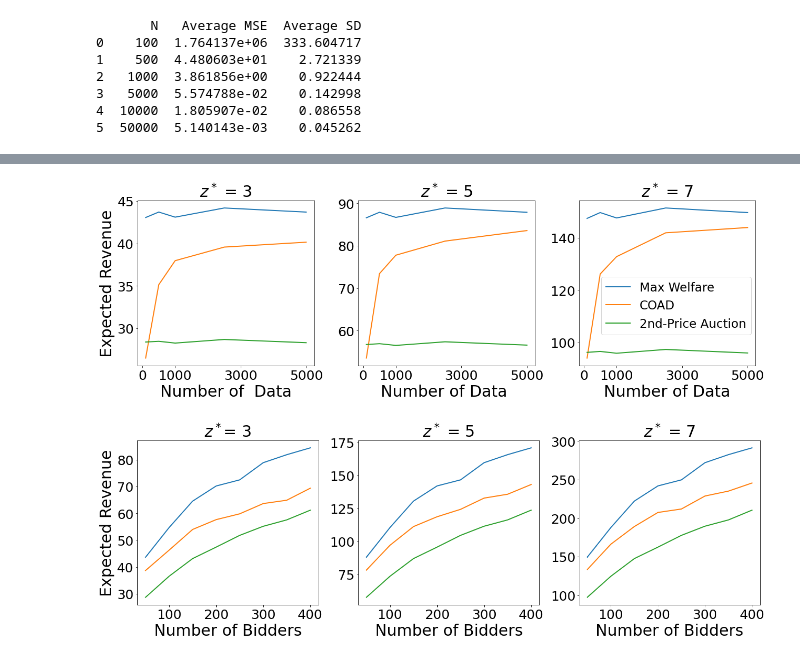
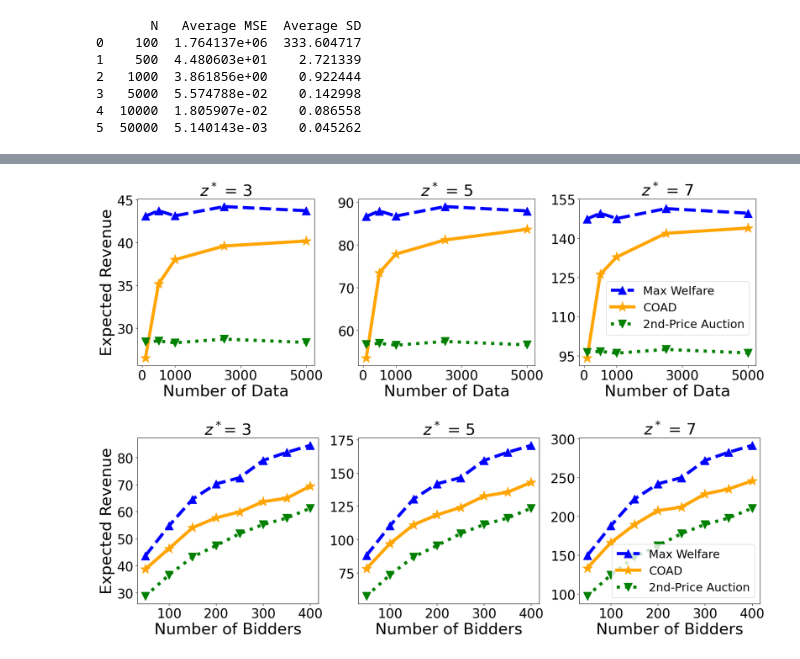
Before and after one commit to JialeHan22/Conformal-Online-Auction-Design, a Jupyter notebook: Simulation Studies/simulation_low.ipynb, the cells around one changed output, grey strips where cells are left out. Cells and saved outputs as stored; diff of their text form; code cells hidden in the pictures.

```diff
--- a/Simulation Studies/simulation_low.ipynb
+++ b/Simulation Studies/simulation_low.ipynb
@@ -166,8 +166,8 @@ def generate_and_plot(z_0, ax, add_legend=False):
     half_N = int(N/2)
     D_cali = pd.DataFrame({'x': x[:half_N], 'y': y[:half_N], 'z': z[:half_N]})
     D_train = pd.DataFrame({'x': x[half_N:], 'y': y[half_N:], 'z': z[half_N:]})
-    # fit a sixth order polynomial
-    poly = PolynomialFeatures(6)
+    # fit a eighth order polynomial
+    poly = PolynomialFeatures(8)
     X_poly = poly.fit_transform(D_train[['x', 'z']])
     reg = LinearRegression().fit(X_poly, D_train['y'])
     score_fn = lambda feature,  y : abs(y - reg.predict(poly.transform(pd.DataFrame({'x': feature[:,0], 'z': feature[:,1]}))))
@@ -202,10 +202,10 @@ def generate_and_plot(z_0, ax, add_legend=False):
 
     # Plotting using the filtered data
     ax.plot(data_filtered['x'], data_filtered['y'], '.', alpha=0.2)
-    sns.lineplot(x='x', y='true', data=data_filtered, color='k', lw=2, ax=ax)
-    sns.lineplot(x='x', y='predicted', data=data_filtered, color='red', lw=1, ax=ax)
-    sns.lineplot(x='x', y='lower_ci', data=data_filtered, color='blue', lw=2, ax=ax)
-    sns.lineplot(x='x', y='upper_ci', data=data_filtered, color='blue', lw=2, ax=ax)
+    sns.lineplot(x='x', y='true', data=data_filtered, color='k', lw=4, ax=ax)
+    sns.lineplot(x='x', y='predicted', data=data_filtered, color='red',linestyle='--', lw=3, ax=ax)
+    sns.lineplot(x='x', y='lower_ci', data=data_filtered, color='blue',linestyle=':', lw=3, ax=ax)
+    sns.lineplot(x='x', y='upper_ci', data=data_filtered, color='blue',linestyle=':', lw=3, ax=ax)
     ax.fill_between(data_filtered['x'], data_filtered['lower_ci'], data_filtered['upper_ci'], color='lightblue', alpha=0.4)
 
 
@@ -427,10 +427,10 @@ for z_0 in z_values:
 fig, axs = plt.subplots(1, 3, figsize=(18, 6))
 
 i = 0; z_0 = 3
-axs[i].plot(N_values, results[z_0]["max_welfare"], label="Max Welfare", linewidth=2)
-axs[i].plot(N_values, results[z_0]["payment"], label="Payment", linewidth=2)
-axs[i].plot(N_values, results[z_0]["sb_value"], label="2nd highest Price", linewidth=2)
-axs[i].set_xlabel("Number of  Data", fontsize =30)
+axs[i].plot(N_values, results[z_0]["max_welfare"], label="Max Welfare",  color='blue', linestyle='--', marker='^', linewidth=6,markersize=16)
+axs[i].plot(N_values, results[z_0]["payment"], label="COAD", color='orange', linestyle='-', marker='*', linewidth=6,markersize=20)
+axs[i].plot(N_values, results[z_0]["sb_value"], label="2nd-Price Auction",  color='green', linestyle=':', marker='v', linewidth=6,markersize=16)
+axs[i].set_xlabel("Number of Data", fontsize =30)
 axs[i].set_ylabel("Expected Revenue",fontsize=30)
 axs[i].set_title(f"$z^*$ = {z_0}", fontsize =30)
 axs[i].tick_params(axis='y', labelsize=25)
@@ -439,36 +439,35 @@ axs[i].locator_params(axis='y', nbins=6)
 axs[i].set_xticks([0,1000,3000,5000])
 
 i = 1; z_0 = 5
-axs[i].plot(N_values, results[z_0]["max_welfare"], label="Max Welfare", linewidth=2)
-axs[i].plot(N_values, results[z_0]["payment"], label="Payment", linewidth=2)
-axs[i].plot(N_values, results[z_0]["sb_value"], label="2nd highest Price", linewidth=2)
-axs[i].set_xlabel("Number of Data ", fontsize =30)
+axs[i].plot(N_values, results[z_0]["max_welfare"], label="Max Welfare",  color='blue', linestyle='--', marker='^', linewidth=6,markersize=16)
+axs[i].plot(N_values, results[z_0]["payment"], label="COAD", color='orange', linestyle='-', marker='*', linewidth=6,markersize=20)
+axs[i].plot(N_values, results[z_0]["sb_value"], label="2nd-Price Auction",  color='green', linestyle=':', marker='v', linewidth=6,markersize=16)
+axs[i].set_xlabel("Number of Data", fontsize =30)
 axs[i].set_title(f"$z^*$ = {z_0}", fontsize =30)
 axs[i].tick_params(axis='y', labelsize=25)
 axs[i].tick_params(axis='x', labelsize=25)
 axs[i].locator_params(axis='y', nbins=6)
 axs[i].set_xticks([0,1000,3000,5000])
+#axs[i].set_yticks([50,60,70,80,90])
 
 
 i = 2; z_0 = 7
-axs[i].plot(N_values, results[z_0]["max_welfare"], label="Max Welfare", linewidth=2)
-axs[i].plot(N_values, results[z_0]["payment"], label="COAD", linewidth=2)
-axs[i].plot(N_values, results[z_0]["sb_value"], label="2nd-Price Auction", linewidth=2)
+axs[i].plot(N_values, results[z_0]["max_welfare"], label="Max Welfare",  color='blue', linestyle='--', marker='^', linewidth=6,markersize=16)
+axs[i].plot(N_values, results[z_0]["payment"], label="COAD", color='orange', linestyle='-', marker='*', linewidth=6,markersize=20)
+axs[i].plot(N_values, results[z_0]["sb_value"], label="2nd-Price Auction",  color='green', linestyle=':', marker='v', linewidth=6,markersize=16)
+axs[i].set_title(f"$z^*$ = {z_0}", fontsize =30)
 axs[i].set_xlabel("Number of Data", fontsize =30)
-axs[i].set_title(f"$z^*$ = {z_0}", fontsize =30)
 axs[i].set_xticks([0,1000,3000,5000])
-
-axs[i].legend(fontsize=23,bbox_to_anchor=(0.09, 0.15))
+axs[i].legend(fontsize=22,bbox_to_anchor=(0.12, 0.15))
 axs[i].tick_params(axis='y', labelsize=25)
 axs[i].tick_params(axis='x', labelsize=25)
-axs[i].locator_params(axis='y', nbins=6)
-
+axs[i].set_yticks([95,110,125,140,155])
 
 
 plt.tight_layout()
 plt.show()
 # %% [output]
-[figure, old version]
+[figure, new version]
 # %%
 # Setting the initial seed
 np.random.seed(1)
@@ -479,7 +478,7 @@ N = 1000
 num_runs = 1000
 z_0_values = [3, 5, 7]  # Different z values for each plot
 # Initialize results dictionary for each z value
-results_m = {z: {"payment": [], "y_value": [], "max_welfare": []} for z in z_values}
+results_m = {z: {"payment": [], "y_value": [], "max_welfare": []} for z in z_0_values}
 
 for i, z_0 in enumerate(z_0_values):
     np.random.seed(0)
@@ -497,35 +496,36 @@ for i, z_0 in enumerate(z_0_values):
 # %%
 
 fig, axs = plt.subplots(1, 3, figsize=(18, 6))
 
 i = 0; z_0 = 3
-axs[i].plot(m_values, results_m[z_0]["max_welfare"], label="Max Welfare", linewidth=2)
-axs[i].plot(m_values, results_m[z_0]["payment"], label="Payment", linewidth=2)
-axs[i].plot(m_values, results_m[z_0]["y_value"], label="2nd Best Price", linewidth=2)
+axs[i].plot(m_values, results_m[z_0]["max_welfare"], label="Max Welfare", color='blue', linestyle='--', marker='^', linewidth=6,markersize=16)
+axs[i].plot(m_values, results_m[z_0]["payment"], label="COAD",color='orange', linestyle='-', marker='*', linewidth=6,markersize=20)
+axs[i].plot(m_values, results_m[z_0]["y_value"], label="2nd-Price Auction", color='green', linestyle=':', marker='v', linewidth=6,markersize=16)
 axs[i].set_xlabel("Number of Bidders", fontsize=30)
 axs[i].set_ylabel("Expected Revenue", fontsize=30)
 axs[i].tick_params(axis='both', which='major', labelsize=25)
 axs[i].locator_params(axis='y', nbins=7)
 axs[i].set_title(f"$z^*$= {z_0}", fontsize=30)
 
 i = 1; z_0 = 5
-axs[i].plot(m_values, results_m[z_0]["max_welfare"], label="Max Welfare", linewidth=2)
-axs[i].plot(m_values, results_m[z_0]["payment"], label="Payment", linewidth=2)
-axs[i].plot(m_values, results_m[z_0]["y_value"], label="2nd Best Price", linewidth=2)
+axs[i].plot(m_values, results_m[z_0]["max_welfare"], label="Max Welfare", color='blue', linestyle='--', marker='^', linewidth=6,markersize=16)
+axs[i].plot(m_values, results_m[z_0]["payment"], label="COAD",color='orange', linestyle='-', marker='*', linewidth=6,markersize=20)
+axs[i].plot(m_values, results_m[z_0]["y_value"], label="2nd-Price Auction", color='green', linestyle=':', marker='v', linewidth=6,markersize=16)
 axs[i].set_xlabel("Number of Bidders", fontsize=30)
 axs[i].tick_params(axis='both', which='major', labelsize=25)
 axs[i].set_title(f"$z^*$ = {z_0}", fontsize=30)
 
 i = 2; z_0 = 7
-axs[i].plot(m_values, results_m[z_0]["max_welfare"], label="Max Welfare", linewidth=2)
-axs[i].plot(m_values, results_m[z_0]["payment"], label="COAD", linewidth=2)
-axs[i].plot(m_values, results_m[z_0]["y_value"], label="2nd-Price Auction", linewidth=2)
+axs[i].plot(m_values, results_m[z_0]["max_welfare"], label="Max Welfare", color='blue', linestyle='--', marker='^', linewidth=6,markersize=16)
+axs[i].plot(m_values, results_m[z_0]["payment"], label="COAD",color='orange', linestyle='-', marker='*', linewidth=6,markersize=20)
+axs[i].plot(m_values, results_m[z_0]["y_value"], label="2nd-Price Auction", color='green', linestyle=':', marker='v', linewidth=6,markersize=16)
 axs[i].set_xlabel("Number of Bidders", fontsize=30)
 axs[i].tick_params(axis='both', which='major', labelsize=25)
 axs[i].set_title(f"$z^*$ = {z_0}", fontsize=30)
+axs[i].legend(fontsize=22)
 plt.tight_layout()
 
 # Showing the plot
 plt.show()
 # %% [output]
-[figure, old version]
+[figure, new version]
```
Also changed, not shown: parts of 4 cells of this notebook.
